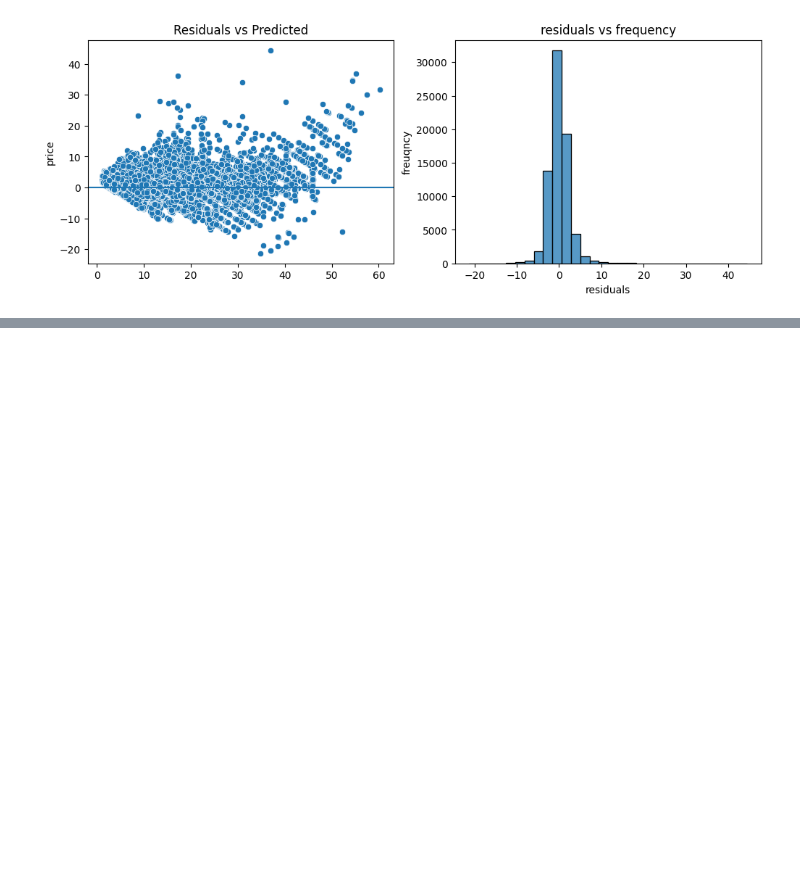
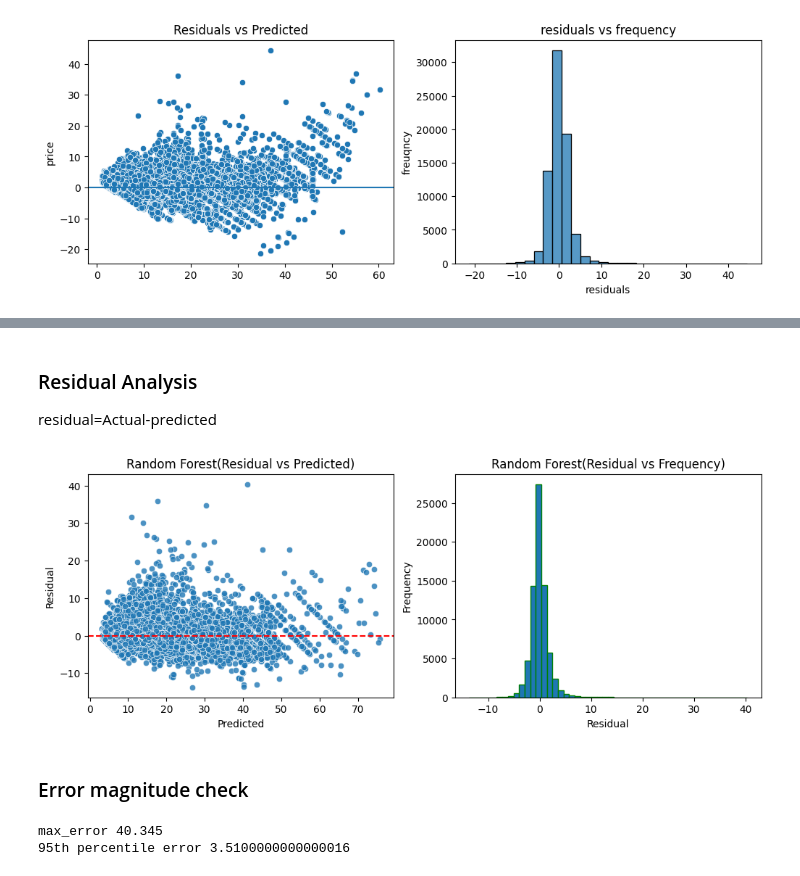
Before and after one commit to Aswarth394/Ride-Share-Dynamic-Price-Prediction, a Jupyter notebook: Dynamic_price_prediction_model.ipynb, the cells around one changed output, grey strips where cells are left out. Cells and saved outputs as stored; diff of their text form; code cells hidden in the pictures; blank space fills up the shorter version.

```diff
--- a/Dynamic_price_prediction_model.ipynb
+++ b/Dynamic_price_prediction_model.ipynb
@@ -581,0 +640,41 @@ plt.show()
+# %% [markdown]
+### Residual Analysis
+residual=Actual-predicted
+# %%
+Residual_rf=Y_test-y_test_rf_pred
+# %%
+plt.figure(figsize=(12,4))
+plt.subplot(1,2,1)
+sns.scatterplot(x=y_test_rf_pred,
+                y=Residual_rf,
+               alpha=0.8)
+plt.axhline(0,linestyle="--",color="red")
+plt.xlabel("Predicted")
+plt.ylabel("Residual")
+plt.title("Random Forest(Residual vs Predicted)")
+
+
+
+#####    Residual Distribution (error symmetry)
+plt.subplot(1,2,2)
+plt.hist(Residual_rf,
+        bins=50,
+         edgecolor="green"
+        )
+plt.xlabel("Residual")
+plt.ylabel("Frequency")
+plt.title("Random Forest(Residual vs Frequency)")
+plt.show()
+# %% [output]
+[figure, added]
+# %% [markdown]
+### Error magnitude check
+# %%
+residuals_rf_abs_error=abs(Residual_rf)
+ ##  wrost case scenario
+print("max_error",max(residuals_rf_abs_error))
+## in the sorted data of the errors from 100 samples   the 95th percentile is the error value from the 95th spot
+print("95th percentile error" ,residuals_rf_abs_error.quantile(0.95))
+# %% [output]
+max_error 40.345
+95th percentile error 3.5100000000000016
```
Also changed, not shown: parts of 15 cells of this notebook.
